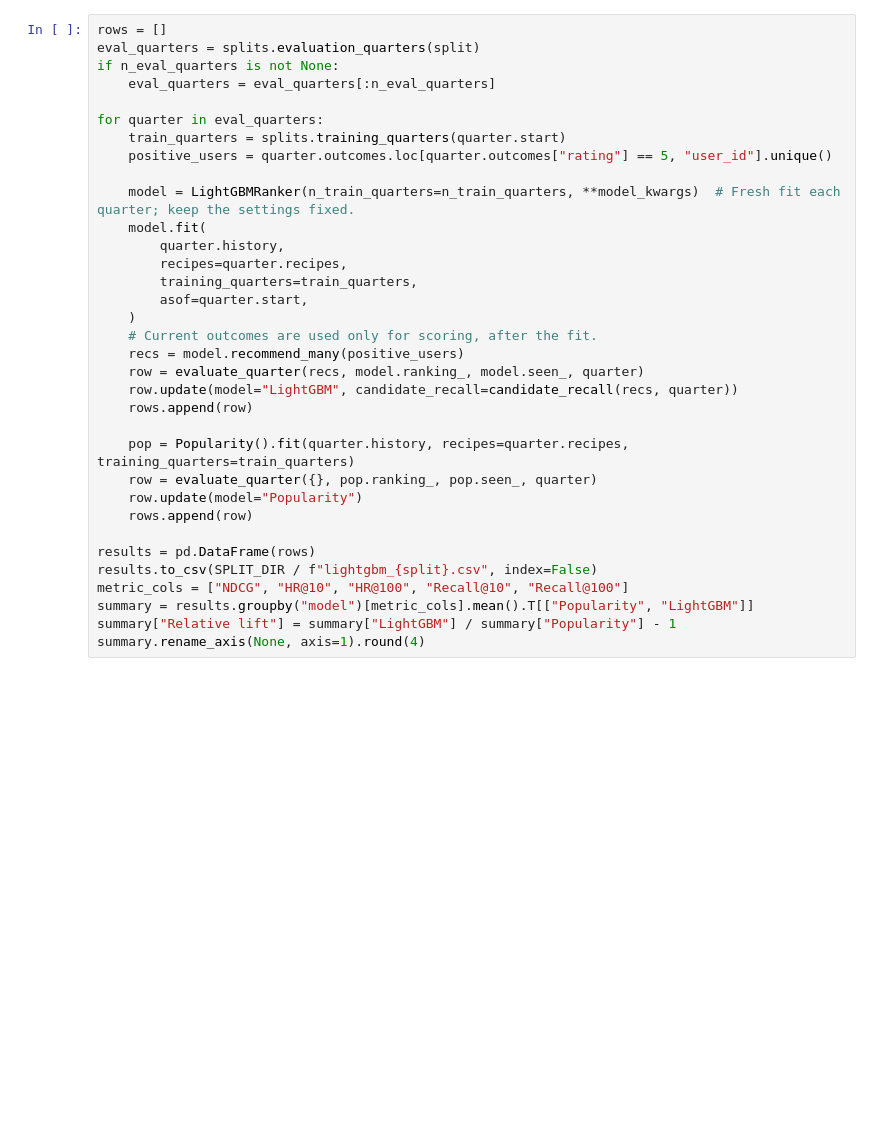
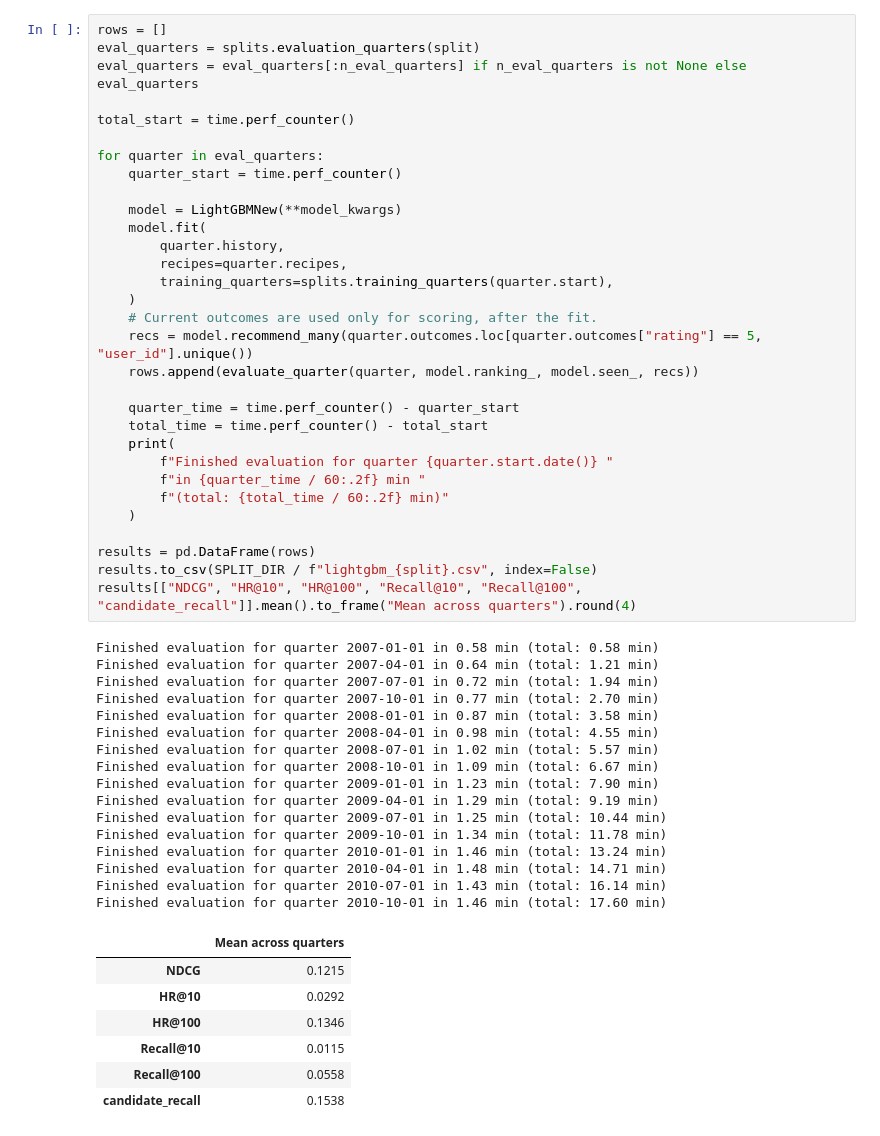
Before and after one commit to mihikabairathi/ml_in_practice_project, a Jupyter notebook: notebooks/rolling_lightgbm.ipynb, the cells around one changed output. Drawn from its saved outputs; the diff is of its cells as text; blank space fills up the shorter version.

```diff
--- a/notebooks/rolling_lightgbm.ipynb
+++ b/notebooks/rolling_lightgbm.ipynb
@@ -98,36 +59,57 @@ def candidate_recall(recs, quarter):
 # %%
 rows = []
 eval_quarters = splits.evaluation_quarters(split)
-if n_eval_quarters is not None:
-    eval_quarters = eval_quarters[:n_eval_quarters]
+eval_quarters = eval_quarters[:n_eval_quarters] if n_eval_quarters is not None else eval_quarters
+
+total_start = time.perf_counter()
 
 for quarter in eval_quarters:
-    train_quarters = splits.training_quarters(quarter.start)
-    positive_users = quarter.outcomes.loc[quarter.outcomes["rating"] == 5, "user_id"].unique()
+    quarter_start = time.perf_counter()
 
-    model = LightGBMRanker(n_train_quarters=n_train_quarters, **model_kwargs)  # Fresh fit each quarter; keep the settings fixed.
+    model = LightGBMNew(**model_kwargs)
     model.fit(
         quarter.history,
         recipes=quarter.recipes,
-        training_quarters=train_quarters,
-        asof=quarter.start,
+        training_quarters=splits.training_quarters(quarter.start),
     )
     # Current outcomes are used only for scoring, after the fit.
-    recs = model.recommend_many(positive_users)
-    row = evaluate_quarter(recs, model.ranking_, model.seen_, quarter)
-    row.update(model="LightGBM", candidate_recall=candidate_recall(recs, quarter))
-    rows.append(row)
+    recs = model.recommend_many(quarter.outcomes.loc[quarter.outcomes["rating"] == 5, "user_id"].unique())
+    rows.append(evaluate_quarter(quarter, model.ranking_, model.seen_, recs))
 
-    pop = Popularity().fit(quarter.history, recipes=quarter.recipes, training_quarters=train_quarters)
-    row = evaluate_quarter({}, pop.ranking_, pop.seen_, quarter)
-    row.update(model="Popularity")
-    rows.append(row)
+    quarter_time = time.perf_counter() - quarter_start
+    total_time = time.perf_counter() - total_start
+    print(
+        f"Finished evaluation for quarter {quarter.start.date()} "
+        f"in {quarter_time / 60:.2f} min "
+        f"(total: {total_time / 60:.2f} min)"
+    )
 
 results = pd.DataFrame(rows)
 results.to_csv(SPLIT_DIR / f"lightgbm_{split}.csv", index=False)
-metric_cols = ["NDCG", "HR@10", "HR@100", "Recall@10", "Recall@100"]
-summary = results.groupby("model")[metric_cols].mean().T[["Popularity", "LightGBM"]]
-summary["Relative lift"] = summary["LightGBM"] / summary["Popularity"] - 1
-summary.rename_axis(None, axis=1).round(4)
+results[["NDCG", "HR@10", "HR@100", "Recall@10", "Recall@100", "candidate_recall"]].mean().to_frame("Mean across quarters").round(4)
+# %% [output]
+Finished evaluation for quarter 2007-01-01 in 0.58 min (total: 0.58 min)
+Finished evaluation for quarter 2007-04-01 in 0.64 min (total: 1.21 min)
+Finished evaluation for quarter 2007-07-01 in 0.72 min (total: 1.94 min)
+Finished evaluation for quarter 2007-10-01 in 0.77 min (total: 2.70 min)
+Finished evaluation for quarter 2008-01-01 in 0.87 min (total: 3.58 min)
+Finished evaluation for quarter 2008-04-01 in 0.98 min (total: 4.55 min)
+Finished evaluation for quarter 2008-07-01 in 1.02 min (total: 5.57 min)
+Finished evaluation for quarter 2008-10-01 in 1.09 min (total: 6.67 min)
+Finished evaluation for quarter 2009-01-01 in 1.23 min (total: 7.90 min)
+Finished evaluation for quarter 2009-04-01 in 1.29 min (total: 9.19 min)
+Finished evaluation for quarter 2009-07-01 in 1.25 min (total: 10.44 min)
+Finished evaluation for quarter 2009-10-01 in 1.34 min (total: 11.78 min)
+Finished evaluation for quarter 2010-01-01 in 1.46 min (total: 13.24 min)
+Finished evaluation for quarter 2010-04-01 in 1.48 min (total: 14.71 min)
+Finished evaluation for quarter 2010-07-01 in 1.43 min (total: 16.14 min)
+Finished evaluation for quarter 2010-10-01 in 1.46 min (total: 17.60 min)
+|  | Mean across quarters |
+| NDCG | 0.1215 |
+| HR@10 | 0.0292 |
+| HR@100 | 0.1346 |
+| Recall@10 | 0.0115 |
+| Recall@100 | 0.0558 |
+| candidate_recall | 0.1538 |
 # %%
 fig, axes = plt.subplots(3, 1, figsize=(10, 8), sharex=True)
```
Also changed, not shown: parts of 14 cells of this notebook, 2 other files.
